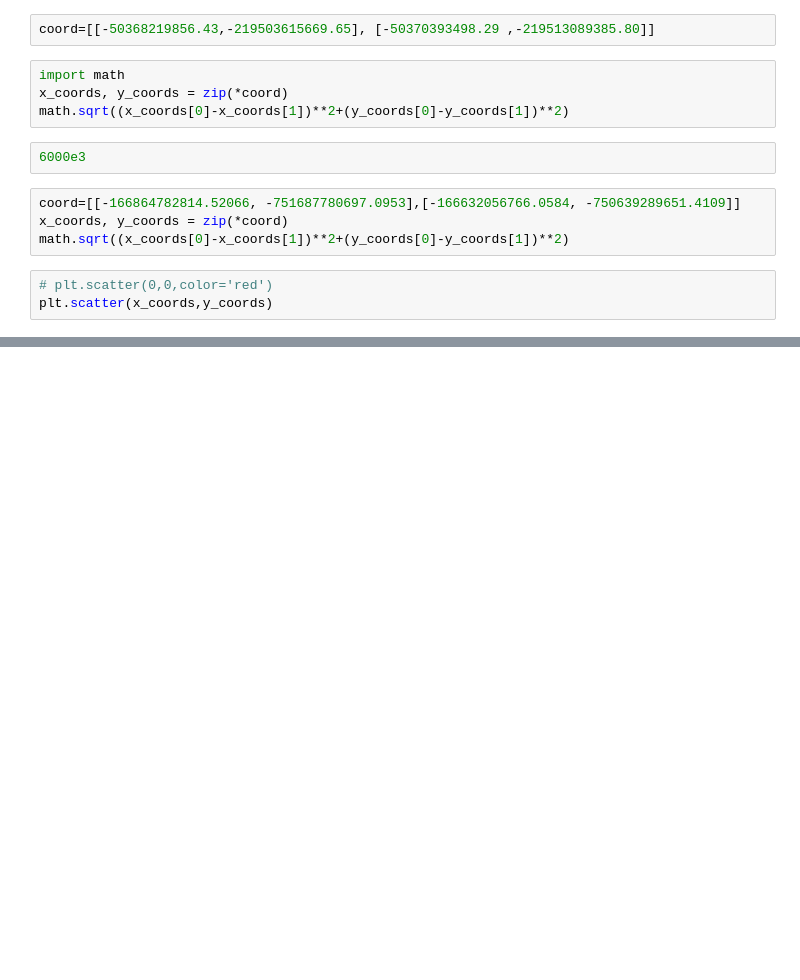
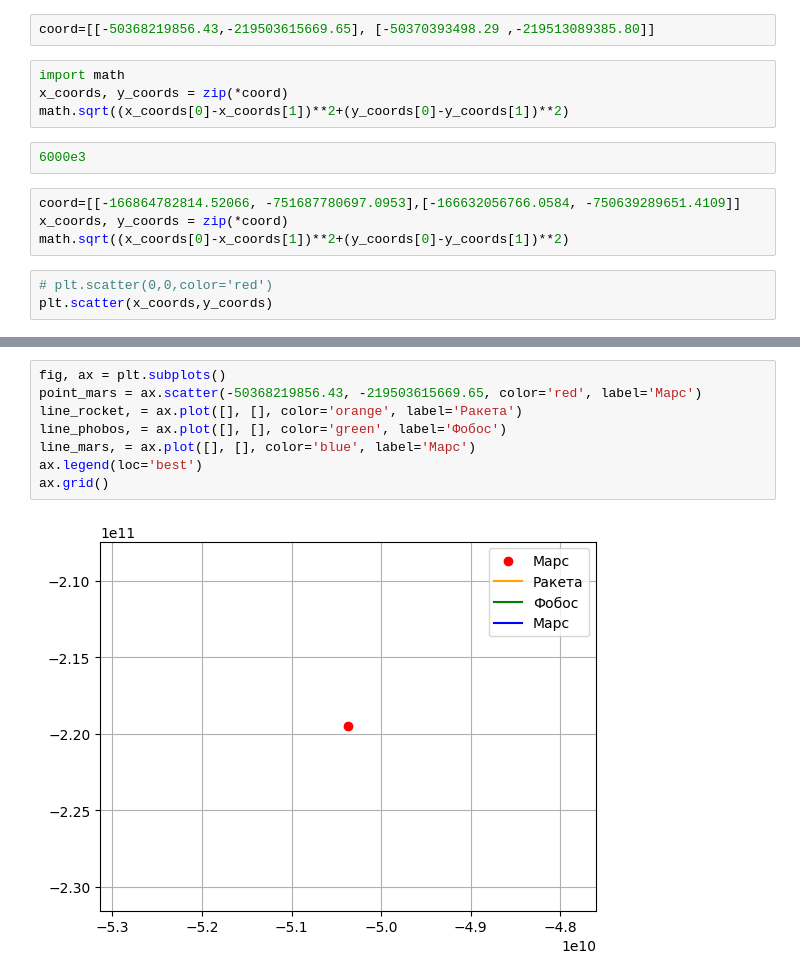
Before and after one commit to Mis-prog/matmod-7sem, a Jupyter notebook: labs/lab1/misha/report/draw.ipynb, the cells around one changed output, grey strips where cells are left out. Drawn from its saved outputs; the diff is of its cells as text; blank space fills up the shorter version.

```diff
--- a/labs/lab1/misha/report/draw.ipynb
+++ b/labs/lab1/misha/report/draw.ipynb
@@ -59,0 +61,10 @@ plt.legend()
+# %%
+fig, ax = plt.subplots()
+point_mars = ax.scatter(-50368219856.43, -219503615669.65, color='red', label='Марс')
+line_rocket, = ax.plot([], [], color='orange', label='Ракета')
+line_phobos, = ax.plot([], [], color='green', label='Фобос')
+line_mars, = ax.plot([], [], color='blue', label='Марс')
+ax.legend(loc='best')
+ax.grid()
+# %% [output]
+[figure, added]
```
Also changed, not shown: parts of 6 cells of this notebook, 4 other files.
